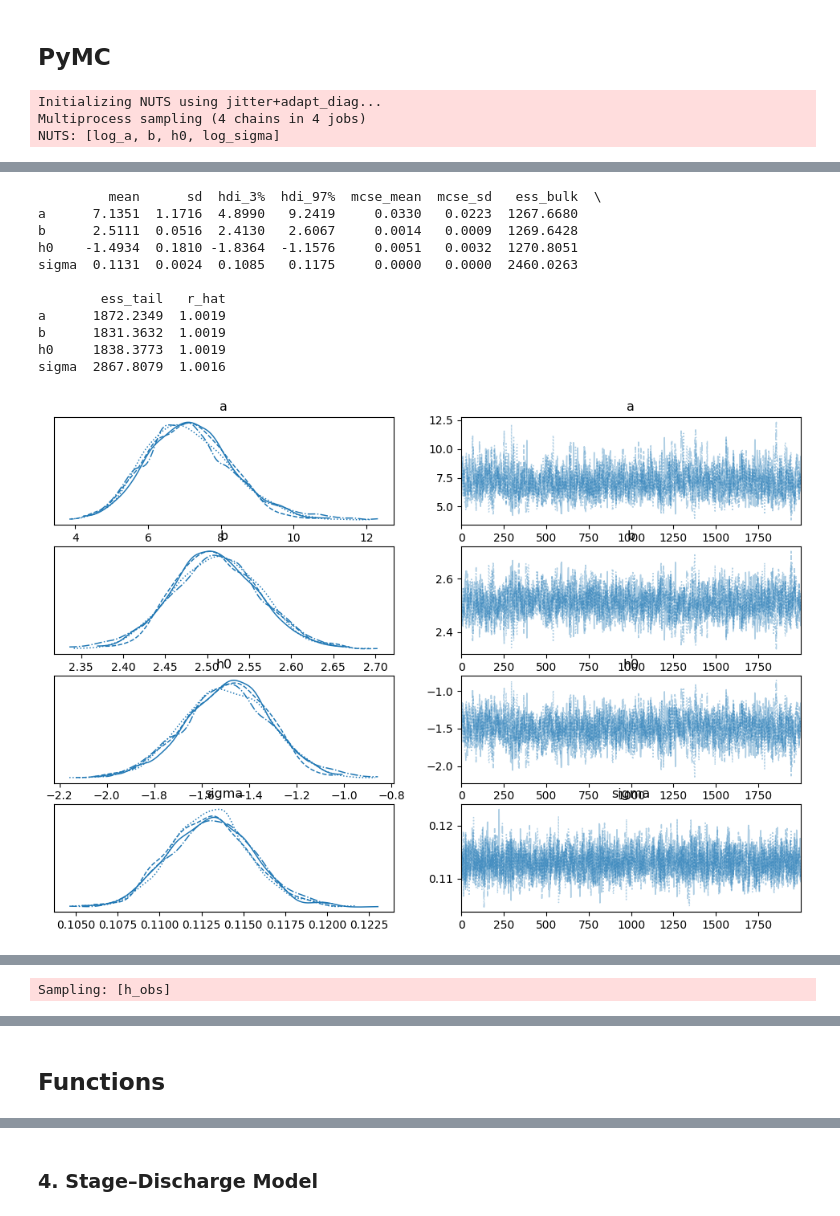
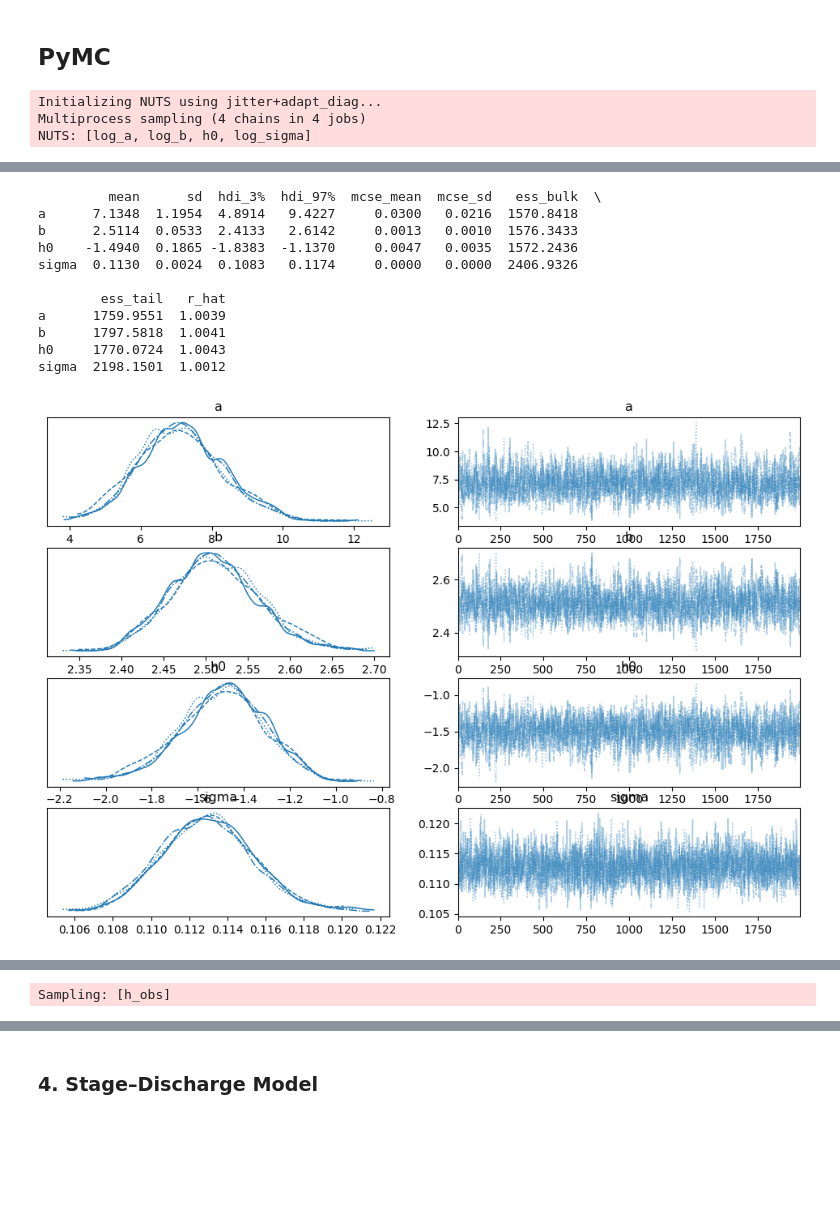
Before and after one commit to Loe-SS/MORE, a Jupyter notebook: MCMC_converged copy.ipynb, the cells around one changed output, grey strips where cells are left out. Cells and saved outputs as stored; diff of their text form; code cells hidden in the pictures; blank space fills up the shorter version.

```diff
--- a/MCMC_converged copy.ipynb
+++ b/MCMC_converged copy.ipynb
@@ -108,46 +113,32 @@ Q = Q_data.astype(float)
 h = h_data.astype(float)
 
 min_h = float(np.min(h))
-
-# optional: scale Q to improve geometry for NUTS (often helps)
 Q_scale = np.median(Q)
 Qn = Q / Q_scale
 
 with pm.Model() as model:
     # Priors
-    # a must be >0, so model log_a and exponentiate
-    log_a = pm.Normal("log_a", mu=np.log(10.0), sigma=0.5)
+    log_a = pm.Normal("log_a", mu=np.log(25), sigma=1.5)
     a = pm.Deterministic("a", pm.math.exp(log_a))
 
-    b = pm.LogNormal("b", mu=np.log(2.3), sigma=0.35)  # b>0
+    log_b = pm.Normal("log_b", mu=np.log(2.0), sigma=0.5)
+    b = pm.Deterministic("b", pm.math.exp(log_b))
 
-    # h0: allow below min_h, but not *forced* too hard
-    # If you truly need h0 <= min(h), use pm.TruncatedNormal instead (see below).
-    h0 = pm.Normal("h0", mu=-2.0, sigma=1.0)
+    h0 = pm.Normal("h0", mu=-1.25, sigma=1.0)
 
-    log_sigma = pm.Normal("log_sigma", mu=np.log(0.1), sigma=0.7)
+    log_sigma = pm.Normal("log_sigma", mu=np.log(0.1), sigma=0.2)
     sigma = pm.Deterministic("sigma", pm.math.exp(log_sigma))
 
-    # Model: h = h0 + (Q/a)^(1/b)
-    # Using scaled Qn -> adjust 'a' by scaling too:
-    # (Q/a) = (Qn*Q_scale)/a = Qn/(a/Q_scale)
-    # easiest: define a_scaled = a / Q_scale
     a_scaled = pm.Deterministic("a_scaled", a / Q_scale)
 
     mu = h0 + (pm.math.maximum(Qn / a_scaled, 0.0)) ** (1.0 / b)
 
-    # Likelihood (Normal). If you have outliers, switch to StudentT below.
     obs = pm.Normal("h_obs", mu=mu, sigma=sigma, observed=h)
 
-    # Sample with NUTS
-    idata = pm.sample(
-        draws=2000,
-        tune=2000,
-        chains=4,
-        target_accept=0.9,   # raise to 0.95 if you see many divergences
-        random_seed=42)
+    # Sampling
+    idata = pm.sample(draws=2000, tune=2000,
+        chains=4, target_accept=0.95, max_treedepth=15, random_seed=42)
 
-# Diagnostics
 print(az.summary(idata, var_names=["a", "b", "h0", "sigma"], round_to=4))
 az.plot_trace(idata, var_names=["a", "b", "h0", "sigma"])
 plt.show()
@@ -193,6 +184,6 @@ plt.show()
 # %% [output]
 Initializing NUTS using jitter+adapt_diag...
 Multiprocess sampling (4 chains in 4 jobs)
-NUTS: [log_a, b, h0, log_sigma]
+NUTS: [log_a, log_b, h0, log_sigma]
 [interactive output not drawn]
 [interactive output not drawn]
@@ -200,12 +191,12 @@ Sampling 4 chains for 2_000 tune and 2_000 draw iterations (8_000 + 8_000 draws
          mean      sd  hdi_3%  hdi_97%  mcse_mean  mcse_sd   ess_bulk  \
-a      7.1351  1.1716  4.8990   9.2419     0.0330   0.0223  1267.6680
-b      2.5111  0.0516  2.4130   2.6067     0.0014   0.0009  1269.6428
-h0    -1.4934  0.1810 -1.8364  -1.1576     0.0051   0.0032  1270.8051
-sigma  0.1131  0.0024  0.1085   0.1175     0.0000   0.0000  2460.0263
+a      7.1348  1.1954  4.8914   9.4227     0.0300   0.0216  1570.8418
+b      2.5114  0.0533  2.4133   2.6142     0.0013   0.0010  1576.3433
+h0    -1.4940  0.1865 -1.8383  -1.1370     0.0047   0.0035  1572.2436
+sigma  0.1130  0.0024  0.1083   0.1174     0.0000   0.0000  2406.9326
 
         ess_tail   r_hat
-a      1872.2349  1.0019
-b      1831.3632  1.0019
-h0     1838.3773  1.0019
-sigma  2867.8079  1.0016
+a      1759.9551  1.0039
+b      1797.5818  1.0041
+h0     1770.0724  1.0043
+sigma  2198.1501  1.0012
-[figure, old version]
+[figure, new version]
@@ -214,5 +205,3 @@ Sampling: [h_obs]
 [interactive output not drawn]
 [interactive output not drawn]
 [figure]
-# %% [markdown]
-## Functions
```
Also changed, not shown: parts of 4 cells of this notebook.
